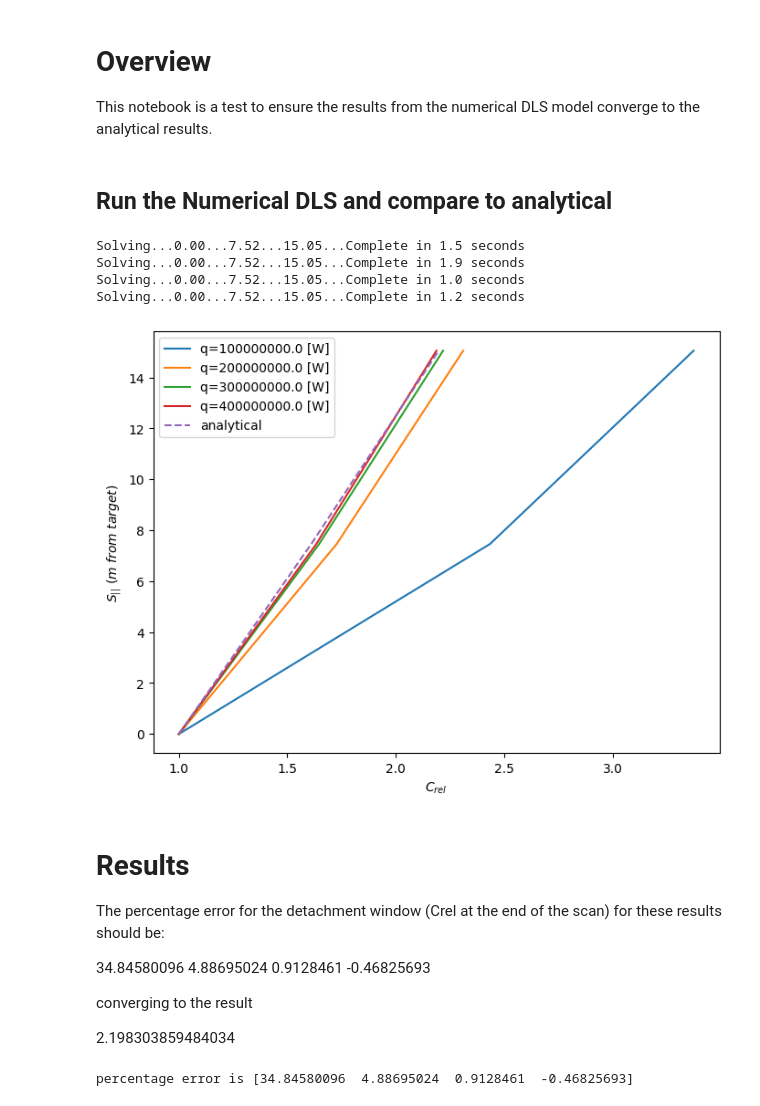
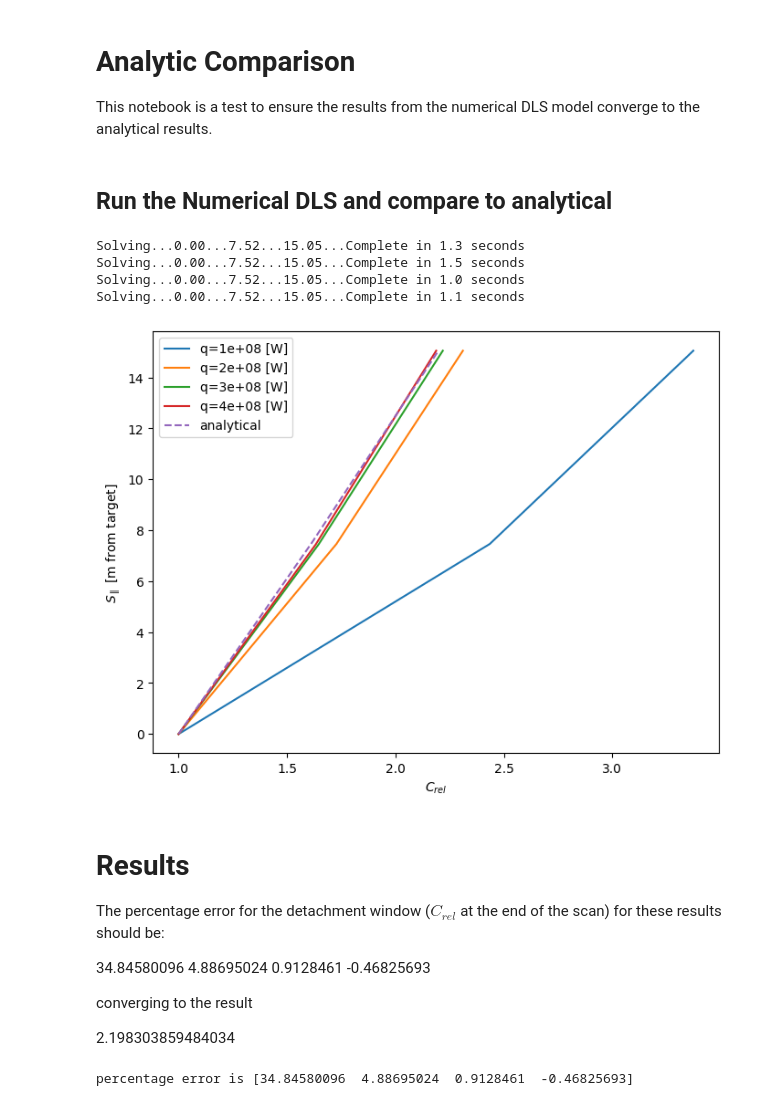
Before and after one commit to FusionDLS/FusionDLS, a Jupyter notebook: docs/examples/6_analytic.ipynb, the cells around one changed output. Saved outputs shown, nothing was run; the diff lists cells and outputs as text; code cells hidden in the pictures.

Commit message:
Tidy up analytic example

```diff
--- a/docs/examples/6_analytic.ipynb
+++ b/docs/examples/6_analytic.ipynb
@@ -22,3 +1,3 @@ store_cnames =         {"density" : "$[n_{u}\ /\ n_{u0}]^{1}$",
 # %% [markdown]
-# Overview
+# Analytic Comparison
 This notebook is a test to ensure the results from the numerical DLS model converge to the analytical results.
@@ -25,4 +10,6 @@ This notebook is a test to ensure the results from the numerical DLS model conve
 # %%
+from fusiondls import LfuncN, LRBv21, file_read
+
 eqb = file_read("eqb_store_lores.pkl")
-data = eqb["V10"]
+profiles = eqb["V10"]["ou"]
 # %%
@@ -50,48 +34,66 @@ constants_default = {
 # %% [markdown]
 ## Run the Numerical DLS and compare to analytical
 # %%
-fig, ax = plt.subplots(1,1, figsize = (8,6))
-cvar = "density"
-design = "V10"
-side = "ou"
-results_DLS = []
-d = eqb[design][side].copy() # Load in single profile into dictionary "d"
-constants = constants_default.copy() # Set settings to default
-radios = radios_default.copy() # Set settings to default
-SparRange = np.linspace(0, d["S"][d["Xpoint"]-1], 3) # Solve at these parallel positions
+fig, ax = plt.subplots(1, 1, figsize=(8, 6))
+# Solve at these parallel positions
+SparRange = np.linspace(0, profiles["S"][profiles["Xpoint"] - 1], 3)
 
 
 endresults = []
 
-for heatFlux in np.linspace(1E8,4E8,4):
-    constants["qpllu0"] = heatFlux
+for heat_flux in np.linspace(1e8, 4e8, 4):
+    constants["qpllu0"] = heat_flux
 
-    results = LRBv21(constants, radios, d, SparRange, verbosity = 0, control_variable = cvar,Ttol=1E-3,Ctol=1E-3)
-    ax.plot(results["cvar"]/results["cvar"][0], results["Splot"],label="q="+str(heatFlux)+" [W]")
-    endresults.append(results["cvar"][-1]/results["cvar"][0])
+    results = LRBv21(
+        constants,
+        radios,
+        profiles,
+        SparRange,
+        control_variable="density",
+        Ttol=1e-3,
+        Ctol=1e-3,
+    )
+    ax.plot(
+        results["cvar"] / results["cvar"][0],
+        results["Splot"],
+        label=f"q={heat_flux:g} [W]",
+    )
+    endresults.append(results["cvar"][-1] / results["cvar"][0])
 
 
-resultsAnalytical = []
-for s in SparRange:
+resultsAnalytical = [
+    CfInt(
+        profiles["S"],
+        profiles["Btot"],
+        profiles["Sx"],
+        np.max(profiles["S"]),
+        sh=s,
+        kappa1=2500,
+    )
+    for s in SparRange
+]
 
-    resultsAnalytical.append(CfInt(eqb["V10"]["ou"]["S"], eqb["V10"]["ou"]["Btot"],  eqb["V10"]["ou"]["Sx"], np.max(eqb["V10"]["ou"]["S"]),sh = s,kappa1=2500))
-
-ax.plot(resultsAnalytical/resultsAnalytical[0],SparRange,label="analytical",linestyle="--")
-ax.set_xlabel("$C_{rel}$")
-ax.set_ylabel("$S_{||}\ (m\ from\ target)$")
+ax.plot(
+    resultsAnalytical / resultsAnalytical[0],
+    SparRange,
+    label="analytical",
+    linestyle="--",
+)
+ax.set_xlabel(r"$C_{rel}$")
+ax.set_ylabel(r"$S_{\parallel}$ [m from target]")
 
 ax.legend()
 plt.show()
 # %% [output]
+Solving...0.00...7.52...15.05...Complete in 1.3 seconds
 Solving...0.00...7.52...15.05...Complete in 1.5 seconds
-Solving...0.00...7.52...15.05...Complete in 1.9 seconds
 Solving...0.00...7.52...15.05...Complete in 1.0 seconds
-Solving...0.00...7.52...15.05...Complete in 1.2 seconds
+Solving...0.00...7.52...15.05...Complete in 1.1 seconds
-[figure, old version]
+[figure, new version]
 # %% [markdown]
 # Results
 
-The percentage error for the detachment window (Crel at the end of the scan) for these results should be:
+The percentage error for the detachment window ($C_{rel}$ at the end of the scan) for these results should be:
 
 34.84580096  4.88695024  0.9128461  -0.46825693
 
```
Also changed, not shown: parts of 4 cells of this notebook.
